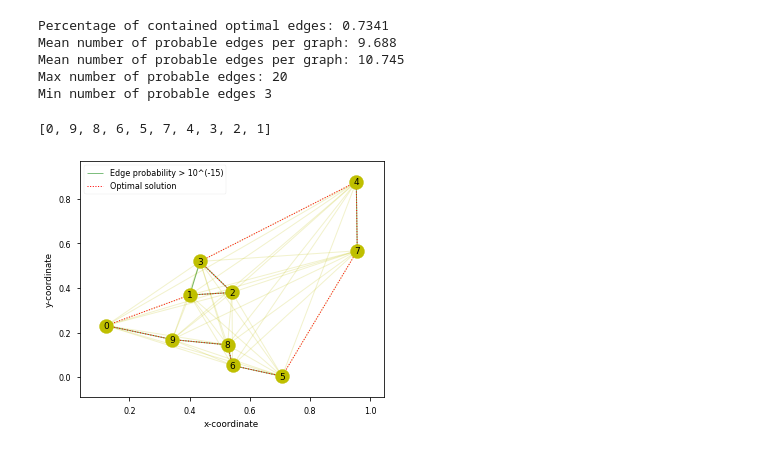
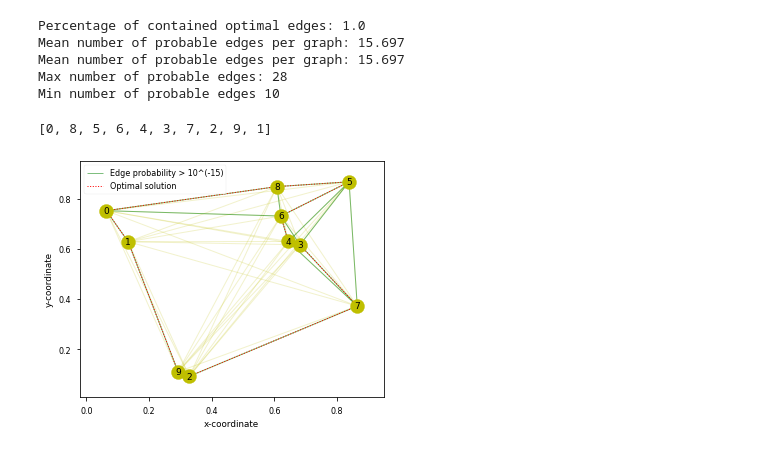
Before and after one commit to dschaub95/FINDER-TSP, a Jupyter notebook: notebooks/heatmap_analysis.ipynb, the cells around one changed output. Drawn from its saved outputs; the diff is of its cells as text; code cells hidden in the pictures.

```diff
--- a/notebooks/heatmap_analysis.ipynb
+++ b/notebooks/heatmap_analysis.ipynb
@@ -60,7 +59,7 @@ def load_tsp_solution(sol_filepath):
 def prepare_heatmap(raw_heatmap):
     heat_map = np.maximum(raw_heatmap, raw_heatmap.transpose())
     np.fill_diagonal(heat_map, 0)
-    heat_map[heat_map < 10**(-10)] = 0.0
+    heat_map[heat_map < 10**(-1.5)] = 0.0
     return heat_map
 # %%
 def get_heatmap_statistics(heatmap, solution):
@@ -148,18 +147,18 @@ print("Mean number of probable edges per graph:", np.mean(num_probable_edges_))
 print("Max number of probable edges:", np.max(num_probable_edges))
 print("Min number of probable edges", np.min(num_probable_edges))
 # %% [output]
-Percentage of contained optimal edges: 0.7341
-Mean number of probable edges per graph: 9.688
-Mean number of probable edges per graph: 10.745
-Max number of probable edges: 20
-Min number of probable edges 3
+Percentage of contained optimal edges: 1.0
+Mean number of probable edges per graph: 15.697
+Mean number of probable edges per graph: 15.697
+Max number of probable edges: 28
+Min number of probable edges 10
 # %%
-index = 5
+index = 6
 heat_map = prepare_heatmap(heat_maps[index])
 solution = all_solutions[index]
 print(solution)
 tsp_plotter = TSP_plotter()
 tsp_plotter.plot_nx_graph(g_list[index], solution=solution, edge_probs=heat_map, save_path='../plots/edge_probability_10_nodes.png')
 # %% [output]
-[0, 9, 8, 6, 5, 7, 4, 3, 2, 1]
+[0, 8, 5, 6, 4, 3, 7, 2, 9, 1]
-[figure, old version]
+[figure, new version]
```
Also changed, not shown: parts of 2 cells of this notebook, 1 other file.
